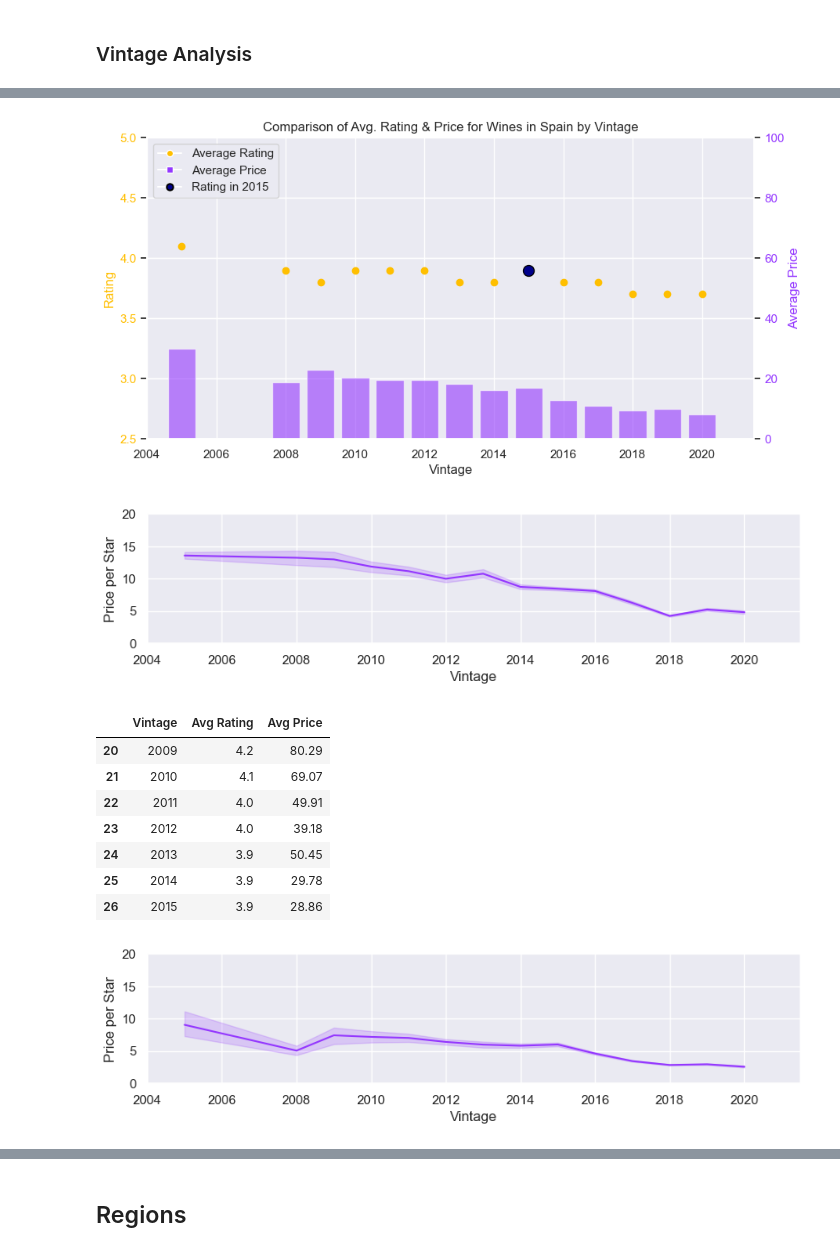
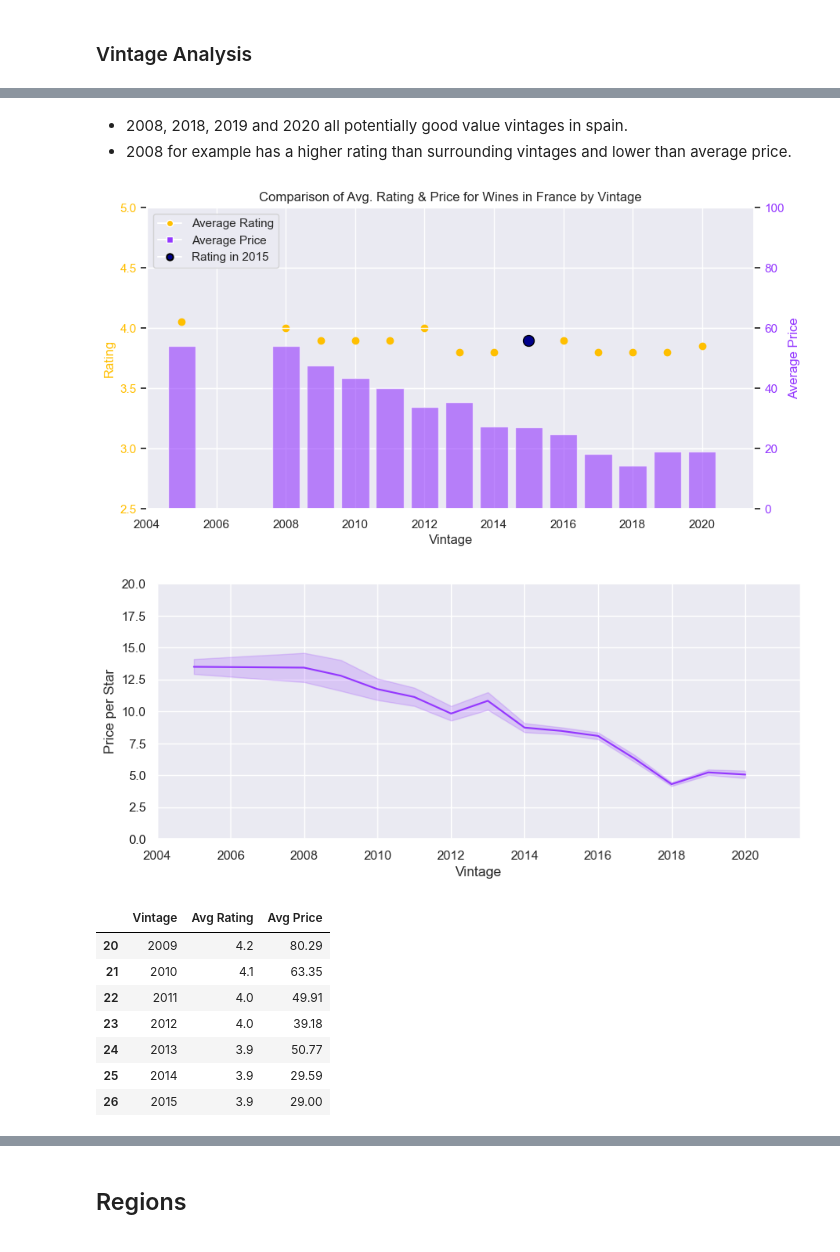
Before and after one commit to acdaniel864/capstone, a Jupyter notebook: code/03_eda.ipynb, the cells around one changed output, grey strips where cells are left out. Saved outputs shown, nothing was run; the diff lists cells and outputs as text; code cells hidden in the pictures.

```diff
--- a/code/03_eda.ipynb
+++ b/code/03_eda.ipynb
@@ -303,37 +310,29 @@ vis.plot_country_vintage_comparison(filtered_vintages, 2020, 'spain', pricexmax=
+# %% [markdown]
+- 2008, 2018, 2019 and 2020 all potentially good value vintages in spain.
+- 2008 for example has a higher rating than surrounding vintages and lower than average price.
 # %%
-vis.plot_country_vintage_comparison(filtered_vintages, 2015, 'spain', pricexmax=100, rateymin=2.5)
+vis.plot_country_vintage_comparison(filtered_vintages, 2015, 'France', pricexmax=100, rateymin=2.5)
 # %% [output]
-[figure, old version]
+[figure, new version]
 # %%
-spain_wines = filtered_vintages[filtered_vintages['country'] == 'spain']
+france_wines = filtered_vintages[filtered_vintages['country'] == 'France']
 
-plt.figure(figsize=(10, 2))
-sns.lineplot(data=spain_wines, x='vintage', y='price_per_star', color ='#9437FF')
+plt.figure(figsize=(10, 4))
+sns.lineplot(data=france_wines, x='vintage', y='price_per_star', color ='#9437FF')
 plt.xlabel('Vintage')
 plt.ylabel('Price per Star')
 plt.xlim(2004,2021.5)
 plt.ylim(0,20);
 # %% [output]
-[figure, old version]
+[figure, new version]
 # %%
-vis.compare_close_vintages_in_a_country(df, 'spain', 2012)
+vis.compare_close_vintages_in_a_country(df, 'France', 2012)
 # %% [output]
 |  | Vintage | Avg Rating | Avg Price |
 | 20 | 2009 | 4.2 | 80.29 |
-| 21 | 2010 | 4.1 | 69.07 |
+| 21 | 2010 | 4.1 | 63.35 |
 | 22 | 2011 | 4.0 | 49.91 |
 | 23 | 2012 | 4.0 | 39.18 |
-| 24 | 2013 | 3.9 | 50.45 |
-| 25 | 2014 | 3.9 | 29.78 |
-| 26 | 2015 | 3.9 | 28.86 |
+| 24 | 2013 | 3.9 | 50.77 |
+| 25 | 2014 | 3.9 | 29.59 |
+| 26 | 2015 | 3.9 | 29.00 |
-# %%
-spain_wines = filtered_vintages[filtered_vintages['country'] == 'spain']
-
-plt.figure(figsize=(10, 2))
-sns.lineplot(data=spain_wines, x='vintage', y='price_per_star', color ='#9437FF')
-plt.xlabel('Vintage')
-plt.ylabel('Price per Star')
-plt.xlim(2004,2021.5)
-plt.ylim(0,20);
-# %% [output]
-[figure, removed]
```
Also changed, not shown: parts of 48 cells of this notebook, 27 other files.
